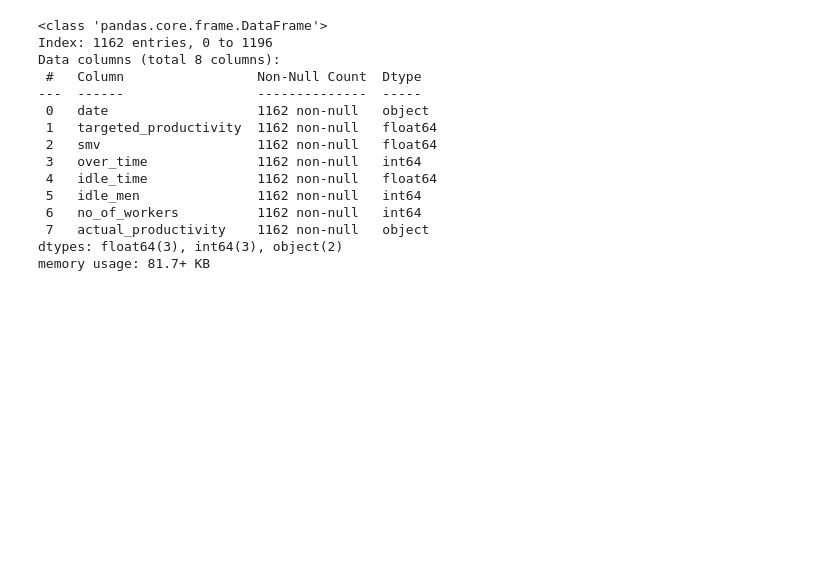
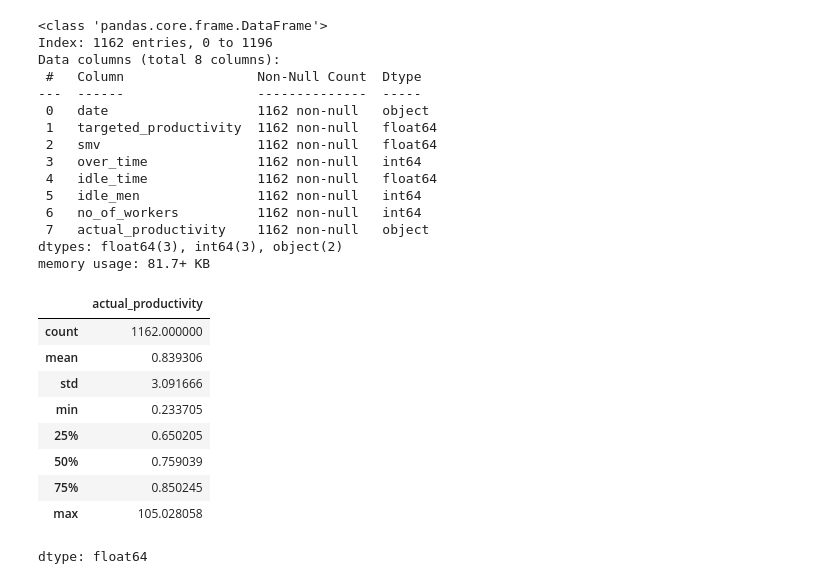
Before and after one commit to jerussi123/Proyecto_tec_andes, a Jupyter notebook: Soporte_1_Fuentes_de_Limpieza.ipynb, the cells around one changed output. Saved outputs shown, nothing was run; the diff lists cells and outputs as text; code cells hidden in the pictures; blank space fills up the shorter version.

```diff
--- a/Soporte_1_Fuentes_de_Limpieza.ipynb
+++ b/Soporte_1_Fuentes_de_Limpieza.ipynb
@@ -124,3 +115,16 @@ def corregir_float(valor):
 df['actual_productivity'] = df['actual_productivity'].apply(corregir_float)
 # %%
 df['actual_productivity'] = pd.to_numeric(df['actual_productivity'], errors='coerce')
+# %%
+df['actual_productivity'].describe()
+# %% [output]
+|  | actual_productivity |
+| count | 1162.000000 |
+| mean | 0.839306 |
+| std | 3.091666 |
+| min | 0.233705 |
+| 25% | 0.650205 |
+| 50% | 0.759039 |
+| 75% | 0.850245 |
+| max | 105.028058 |
+dtype: float64
```
Also changed, not shown: parts of 11 cells of this notebook.
